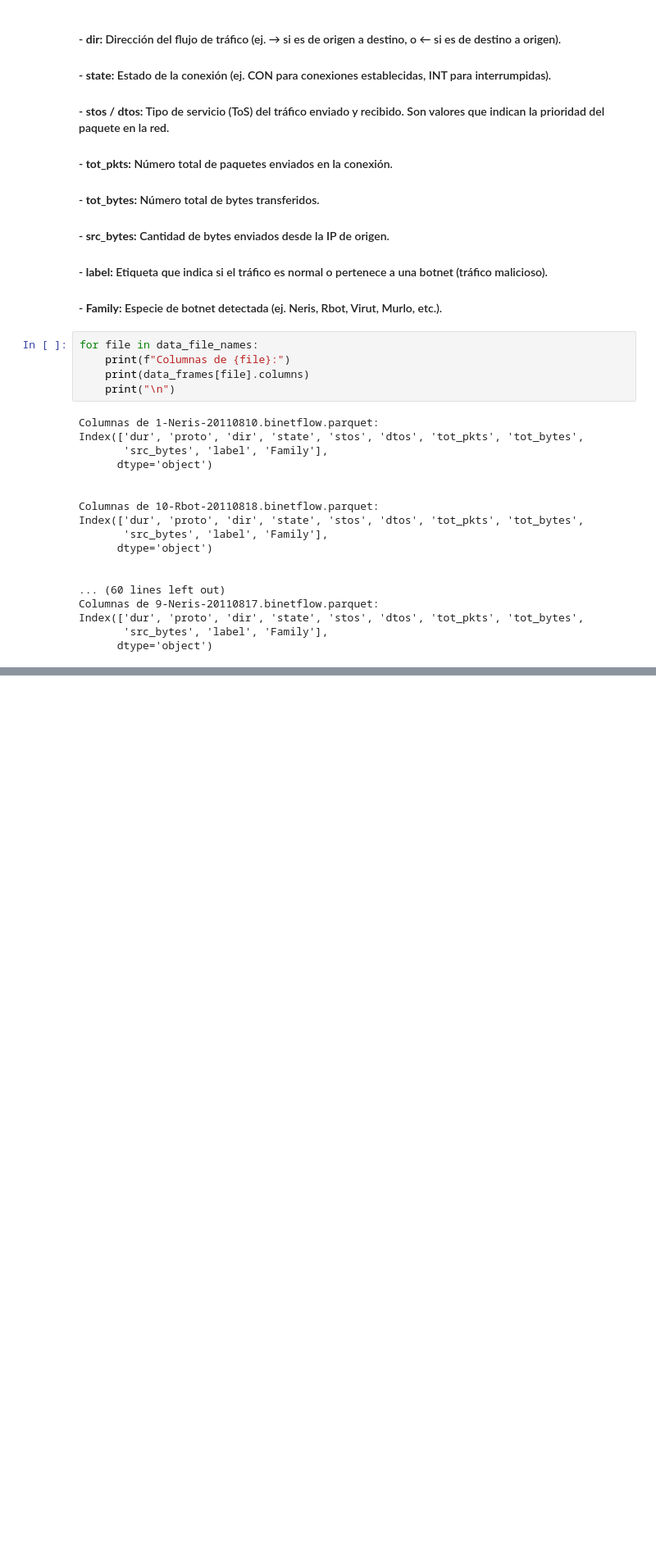
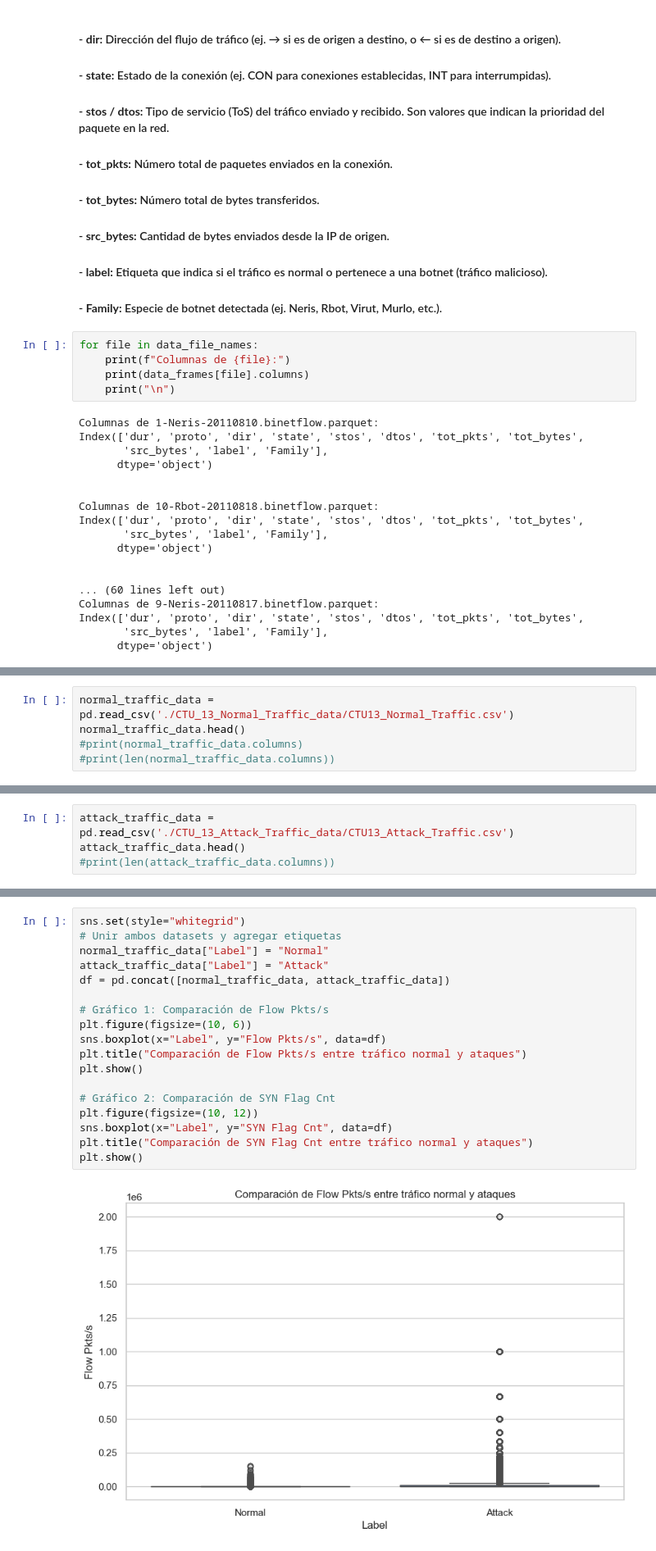
Before and after one commit to danielasabrina08/SIC24_AI_Cybersecurity, a Jupyter notebook: analisis_ctu13.ipynb, the cells around one changed output, grey strips where cells are left out. Shown: that part at 82% size. Cells and saved outputs as stored; diff of their text form; blank space fills up the shorter version.

Commit message:
🔨 Add new notebook for preprocessing CTU13 dataset
Add new notebook for preprocessing CTU13

```diff
--- a/analisis_ctu13.ipynb
+++ b/analisis_ctu13.ipynb
@@ -119,0 +114,5 @@ max    2.635366e+09
+# %%
+normal_traffic_data = pd.read_csv('./CTU_13_Normal_Traffic_data/CTU13_Normal_Traffic.csv')
+normal_traffic_data.head()
+#print(normal_traffic_data.columns)
+#print(len(normal_traffic_data.columns))
@@ -119,0 +142,4 @@ max    2.635366e+09
+# %%
+attack_traffic_data = pd.read_csv('./CTU_13_Attack_Traffic_data/CTU13_Attack_Traffic.csv')
+attack_traffic_data.head()
+#print(len(attack_traffic_data.columns))
@@ -119,0 +175,20 @@ max    2.635366e+09
+# %%
+sns.set(style="whitegrid")
+# Unir ambos datasets y agregar etiquetas
+normal_traffic_data["Label"] = "Normal"
+attack_traffic_data["Label"] = "Attack"
+df = pd.concat([normal_traffic_data, attack_traffic_data])
+
+# Gráfico 1: Comparación de Flow Pkts/s
+plt.figure(figsize=(10, 6))
+sns.boxplot(x="Label", y="Flow Pkts/s", data=df)
+plt.title("Comparación de Flow Pkts/s entre tráfico normal y ataques")
+plt.show()
+
+# Gráfico 2: Comparación de SYN Flag Cnt
+plt.figure(figsize=(10, 12))
+sns.boxplot(x="Label", y="SYN Flag Cnt", data=df)
+plt.title("Comparación de SYN Flag Cnt entre tráfico normal y ataques")
+plt.show()
+# %% [output]
+[figure, added]
```
Also changed, not shown: parts of 11 cells of this notebook, 2 other files.
